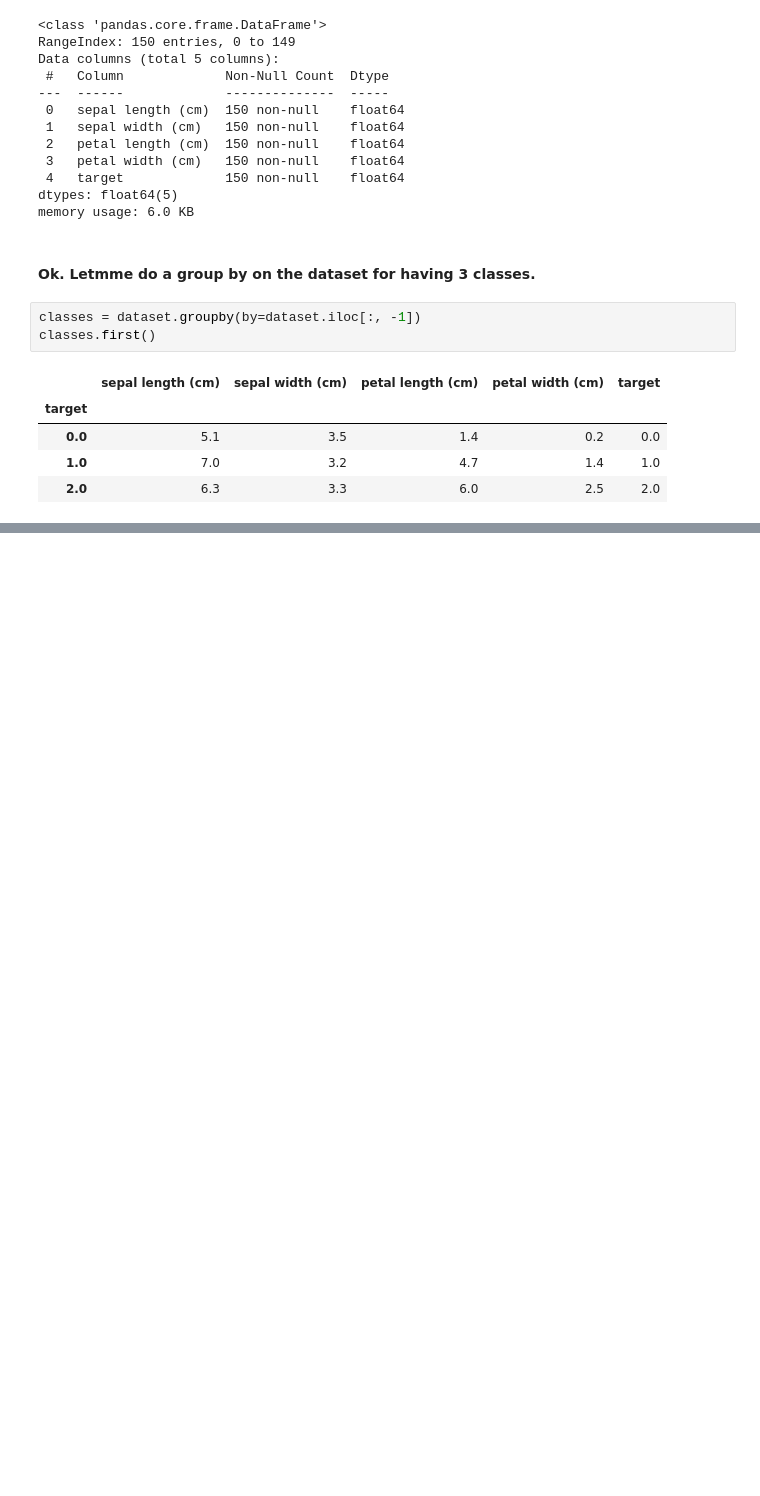
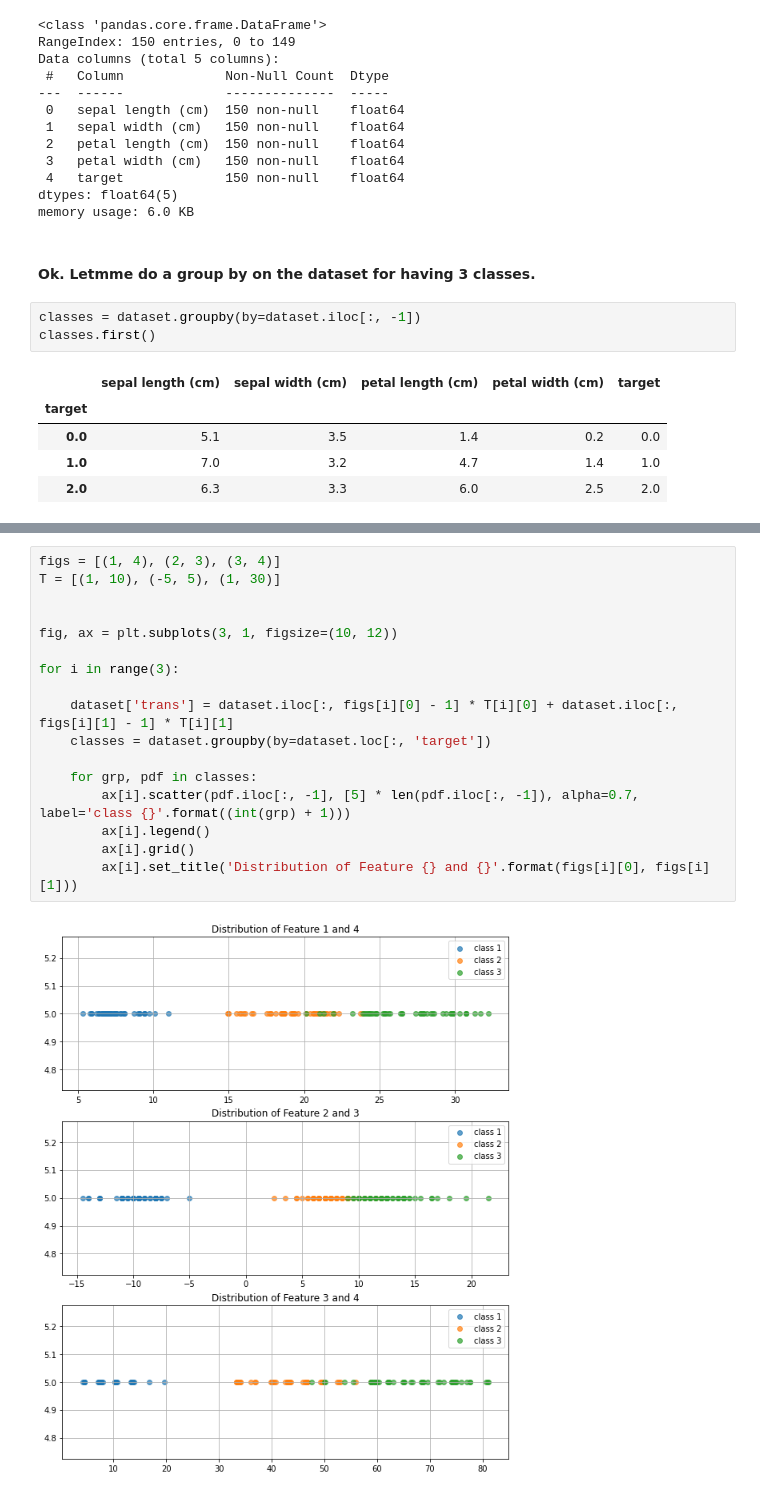
Before and after one commit to nahbos/AUT-Pattern-Recognition, a Jupyter notebook: Ex01_Q1_e.ipynb, the cells around one changed output, grey strips where cells are left out. Saved outputs shown, nothing was run; the diff lists cells and outputs as text; blank space fills up the shorter version.

```diff
--- a/Ex01_Q1_e.ipynb
+++ b/Ex01_Q1_e.ipynb
@@ -59,0 +60,19 @@ for i in range(3):
+# %%
+figs = [(1, 4), (2, 3), (3, 4)]
+T = [(1, 10), (-5, 5), (1, 30)]
+
+
+fig, ax = plt.subplots(3, 1, figsize=(10, 12))
+
+for i in range(3):
+
+    dataset['trans'] = dataset.iloc[:, figs[i][0] - 1] * T[i][0] + dataset.iloc[:, figs[i][1] - 1] * T[i][1]
+    classes = dataset.groupby(by=dataset.loc[:, 'target'])
+
+    for grp, pdf in classes:
+        ax[i].scatter(pdf.iloc[:, -1], [5] * len(pdf.iloc[:, -1]), alpha=0.7, label='class {}'.format((int(grp) + 1)))
+        ax[i].legend()
+        ax[i].grid()
+        ax[i].set_title('Distribution of Feature {} and {}'.format(figs[i][0], figs[i][1]))
+# %% [output]
+[figure, added]
```
Also changed, not shown: parts of 2 cells of this notebook.
